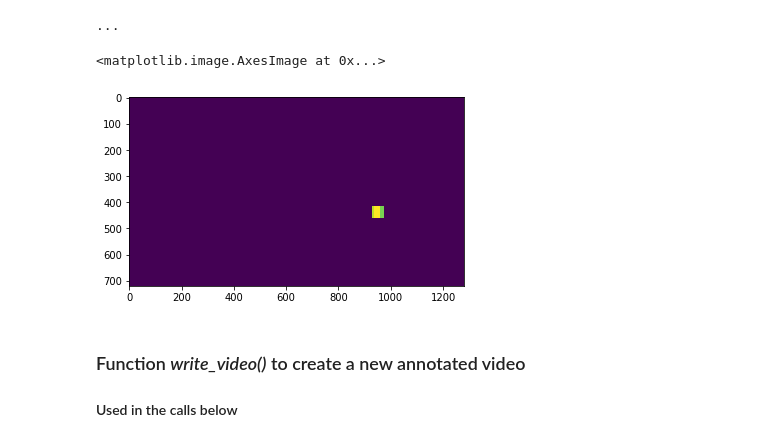
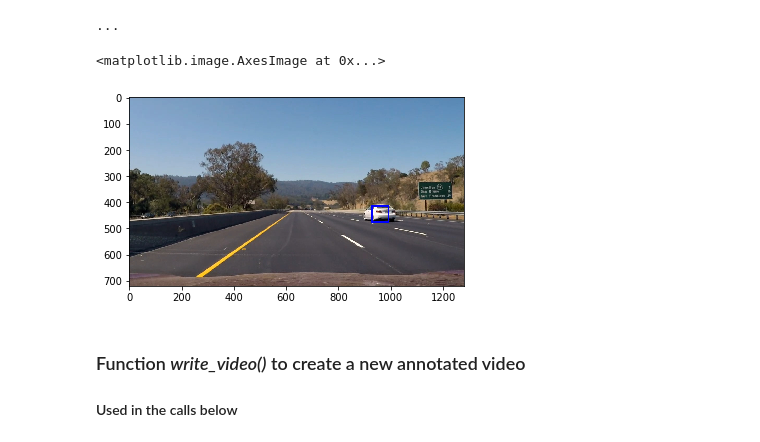
Before and after one commit to Chrasmus/SDCN_Jan18_T1_P5_Vehicle_Detection, a Jupyter notebook: Vehicle_detection.ipynb, the cells around one changed output. Drawn from its saved outputs; the diff is of its cells as text; code cells hidden in the pictures.

```diff
--- a/Vehicle_detection.ipynb
+++ b/Vehicle_detection.ipynb
@@ -891,7 +891,7 @@ def process_one_image(image):
     y_start_stop = [350, 700] # Min and max in y to search in slide_window()
     scales = (1.0, 1.5, 2.0)
     bboxes = []
-    threshold=7
+    threshold=thresholds
 
     #image = convert_color(image, color_space)
     for s in scales:
@@ -914,7 +914,7 @@ def process_one_image(image):
     #color_heatmap = np.dstack((current_heatmap, zero_heatmap, zero_heatmap))
     #return color_heatmap
     heatmaps.append(current_heatmap)
-    if len(heatmaps) == 5:
+    if len(heatmaps) == deque_len:
         sum_heatmap = sum(heatmaps)
         avg_heatmap = sum_heatmap/len(heatmaps)
         heatmap = apply_threshold(avg_heatmap, threshold)
@@ -922,7 +922,7 @@ def process_one_image(image):
     else:
         #return current_heatmap
         heatmap = apply_threshold(current_heatmap, 7)
-        return heatmap
+        #return heatmap
         #color_heatmap = np.dstack((heatmap, zero_heatmap, zero_heatmap))
         #return color_heatmap
         labels = label(heatmap)
@@ -934,12 +934,12 @@ print('...')
 # %%
 heatmaps = deque(maxlen=5)
 #image = cv2.imread('./test_images/test1.jpg')
-image = mpimg.imread('./test_images/video_frame_21s.jpg')
+image = mpimg.imread('./test_images/video_frame_20s.jpg')
 image_w_boxes = process_one_image(image)
 plt.imshow(image_w_boxes)
 # %% [output]
 <matplotlib.image.AxesImage at 0x...>
-[figure, old version]
+[figure, new version]
 # %% [markdown]
 ### Function *write_video()* to create a new annotated video
 #### Used in the calls below
```
Also changed, not shown: parts of 4 cells of this notebook, 10 other files.
